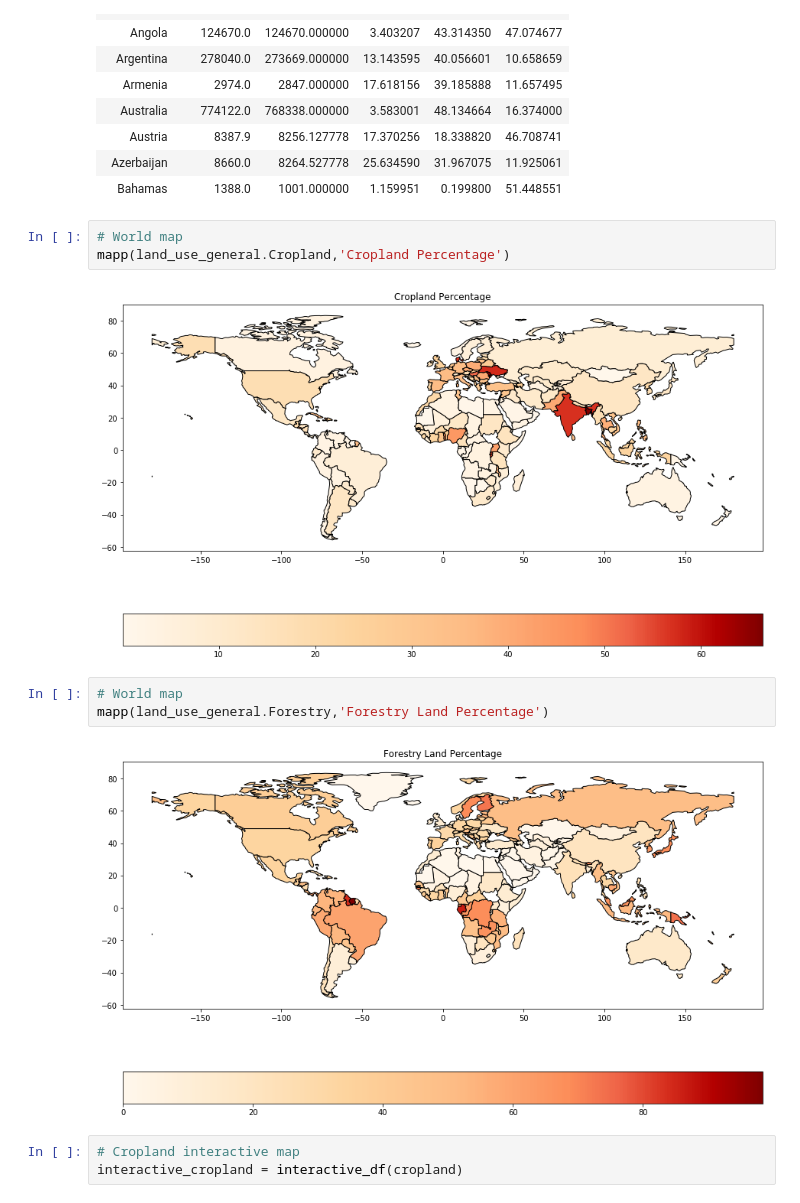
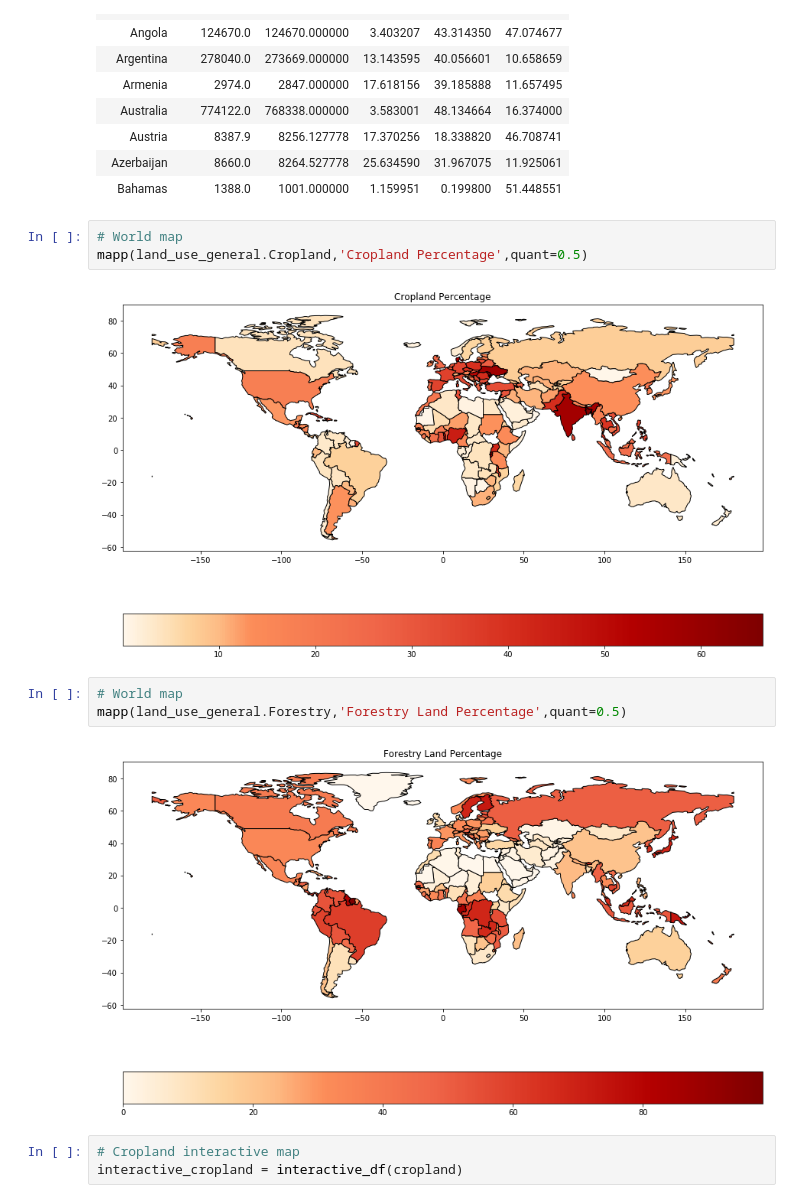
Before and after one commit to GabboM/ADA_Project, a Jupyter notebook: DataCleaning.ipynb, the cells around one changed output. Cells and saved outputs as stored; diff of their text form.

```diff
--- a/DataCleaning.ipynb
+++ b/DataCleaning.ipynb
@@ -1431,14 +1377,14 @@ land_use_general.head(10)
 | Bahamas | 1388.0 | 1001.000000 | 1.159951 | 0.199800 | 51.448551 |
 # %%
 # World map
-mapp(land_use_general.Cropland,'Cropland Percentage')
+mapp(land_use_general.Cropland,'Cropland Percentage',quant=0.5)
 # %% [output]
-[figure, old version]
+[figure, new version]
 # %%
 # World map
-mapp(land_use_general.Forestry,'Forestry Land Percentage')
+mapp(land_use_general.Forestry,'Forestry Land Percentage',quant=0.5)
 # %% [output]
-[figure, old version]
+[figure, new version]
 # %%
 # Cropland interactive map
 interactive_cropland = interactive_df(cropland)
```
Also changed, not shown: parts of 20 cells of this notebook.
